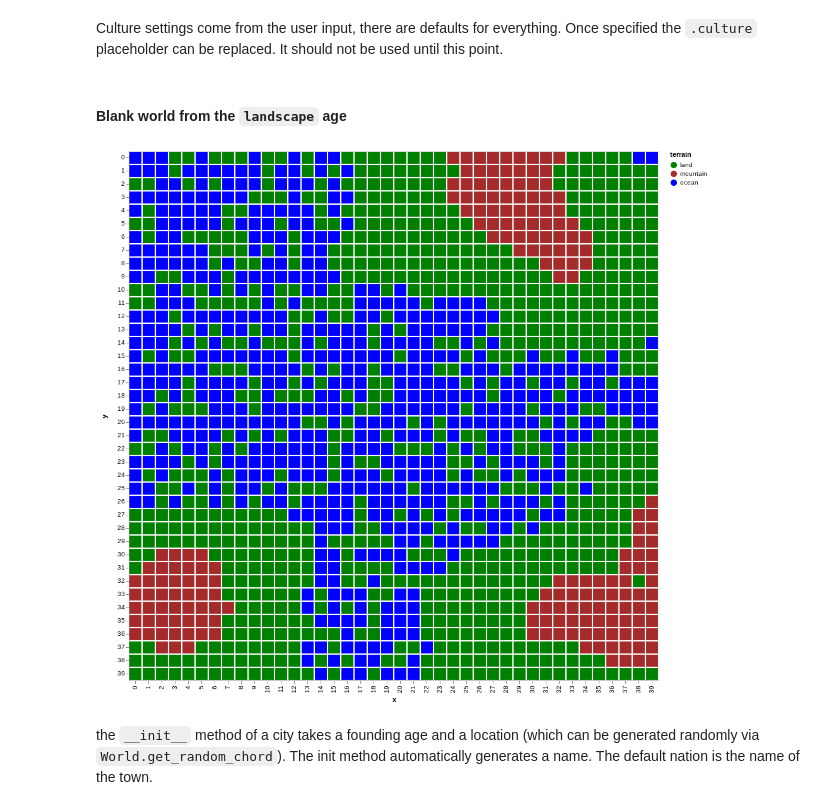
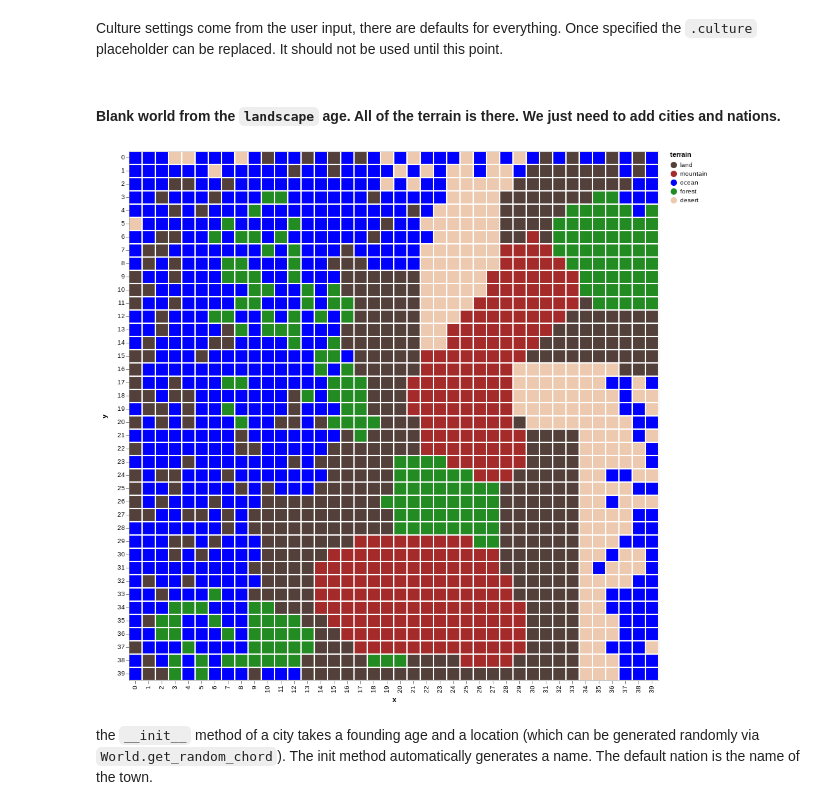
Before and after one commit to BillmanH/dsadventure, a Jupyter notebook: notebooks/2 Cities and Nations.ipynb, the cells around one changed output. Saved outputs shown, nothing was run; the diff lists cells and outputs as text; code cells hidden in the pictures.

```diff
--- a/notebooks/2 Cities and Nations.ipynb
+++ b/notebooks/2 Cities and Nations.ipynb
@@ -37,11 +37,11 @@ Culture settings come from the user input, there are defaults for everything. On
 # %%
 world.culture = culture
 # %% [markdown]
-#### Blank world from the `landscape` age
+#### Blank world from the `landscape` age. All of the terrain is there. We just need to add cities and nations.
-# %%
-draw.drawTerrainTypes(world.grid_elevation,world.landscape)
-# %% [output]
-[figure, removed]
+# %%
+draw.drawterrainadvanced(world.df_features)
+# %% [output]
+[figure, added]
 # %% [markdown]
 the `__init__` method of a city takes a founding age and a location (which can be generated randomly via `World.get_random_chord`). The init method automatically generates a name. The default nation is the name of the town.
 # %% [markdown]
```
Also changed, not shown: 7 other files.
